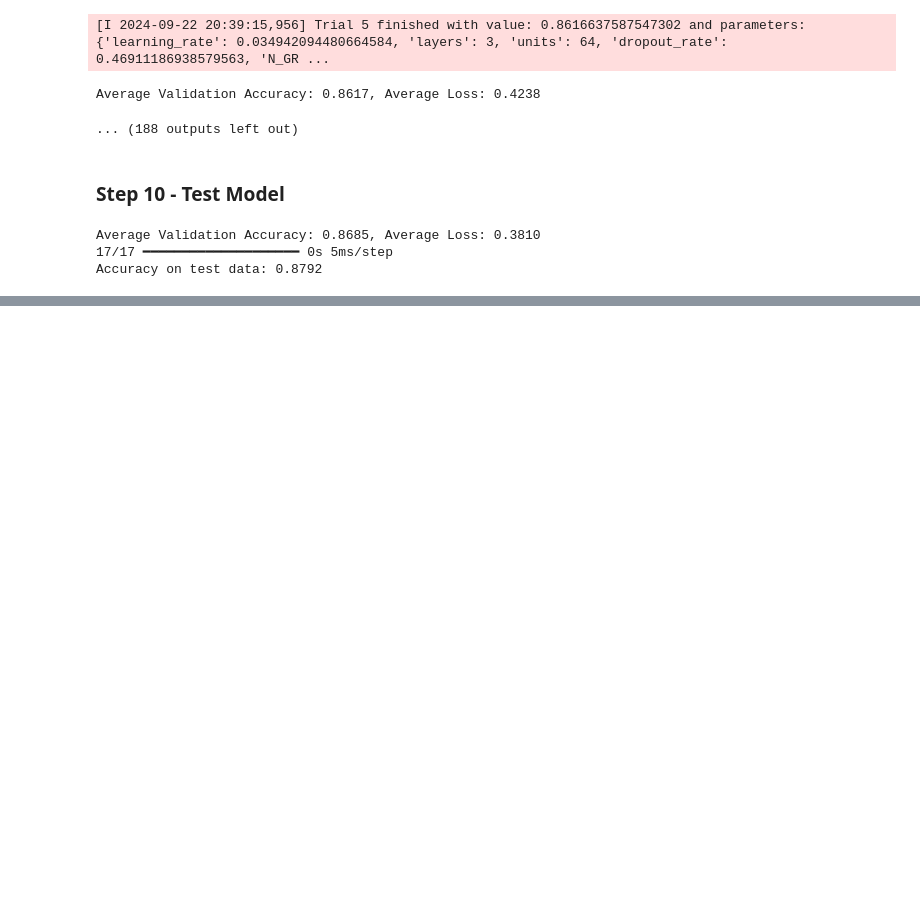
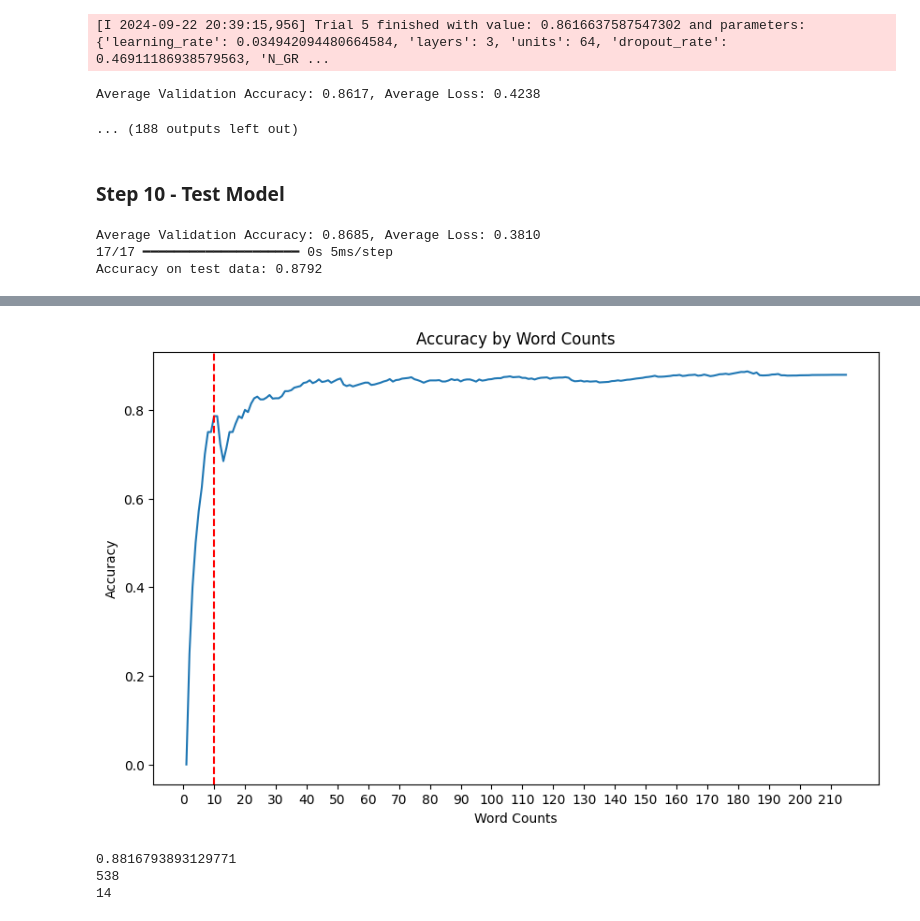
Before and after one commit to IanGosling/Clause_categorisation, a Jupyter notebook: Text Classification with Simple MLP.ipynb, the cells around one changed output, grey strips where cells are left out. Saved outputs shown, nothing was run; the diff lists cells and outputs as text; code cells hidden in the pictures; blank space fills up the shorter version.

```diff
--- a/Text Classification with Simple MLP.ipynb
+++ b/Text Classification with Simple MLP.ipynb
@@ -384,0 +443,54 @@ Accuracy on test data: 0.8792
+# %%
+# Produce graph which looks at accuracy by number of words in clause
+# Creating a new DataFrame
+test_clauses = pd.DataFrame({
+    "Texts": test_texts,
+    "True Labels": original_test_labels,
+    "Predicted Labels": original_predicted_classes
+})
+
+#add whether prediction is correct.
+test_clauses['Correct Prediction'] = (test_clauses['True Labels'] == test_clauses['Predicted Labels']).astype(int)
+#add word count to each record.  Note this is word count after text preprocessing
+test_clauses['word_count'] = test_clauses['Texts'].str.split().str.len()
+# %%
+max_word_count = test_clauses['word_count'].max()
+word_counts = []
+wc_accuracy = []
+for x in range(1,max_word_count):
+    # Slice the DataFrame
+    df_less_than_x = test_clauses[test_clauses['word_count'] <= x]
+    if len(df_less_than_x) != 0:
+        # Calculate accuracy
+        accuracy = (df_less_than_x['True Labels'] == df_less_than_x['Predicted Labels']).mean()
+        word_counts.append(x)
+        wc_accuracy.append(accuracy)
+# %%
+plt.figure(figsize=(10, 6))  # Setting the figure size (optional)
+plt.plot(word_counts, wc_accuracy)
+
+# Create xticks at intervals of 10
+plt.xticks(np.arange(min(word_counts)-1, max(word_counts), 10))
+
+# Draw a vertical line at word count of 24
+plt.axvline(x=10, color='r', linestyle='--')
+
+# Set plot labels and title
+plt.xlabel('Word Counts')
+plt.ylabel('Accuracy')
+plt.title('Accuracy by Word Counts')
+
+# Display the plot
+plt.show()
+# %% [output]
+[figure, added]
+# %%
+df_more_than_10 = test_clauses[test_clauses['word_count'] >10]
+accuracy_10 = (df_more_than_10['True Labels'] == df_more_than_10['Predicted Labels']).mean()
+print(accuracy_10)
+print(len(test_clauses))
+print(len(test_clauses)-len(df_more_than_10))
+# %% [output]
+0.8816793893129771
+538
+14
```
Also changed, not shown: parts of 4 cells of this notebook, 3 other files.
